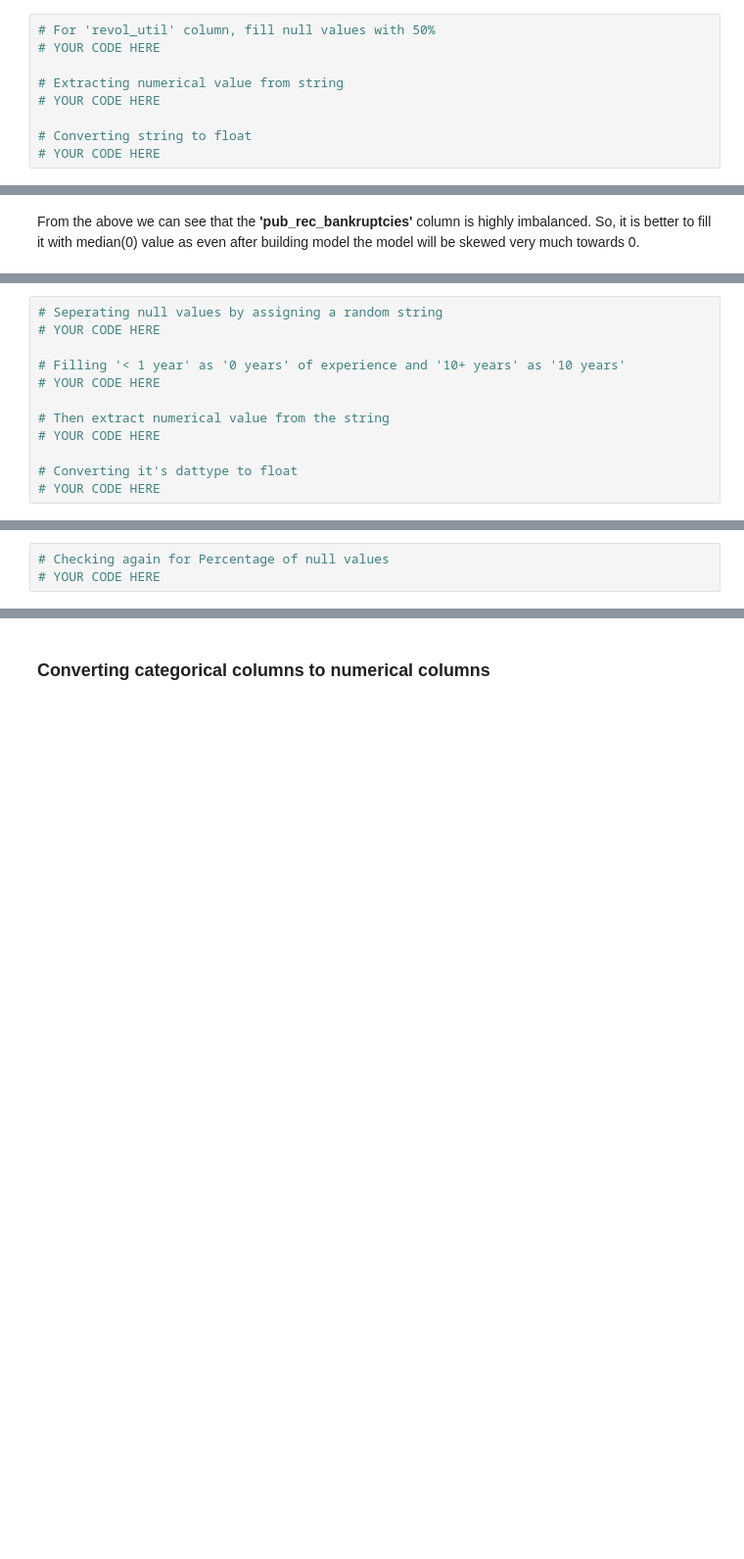
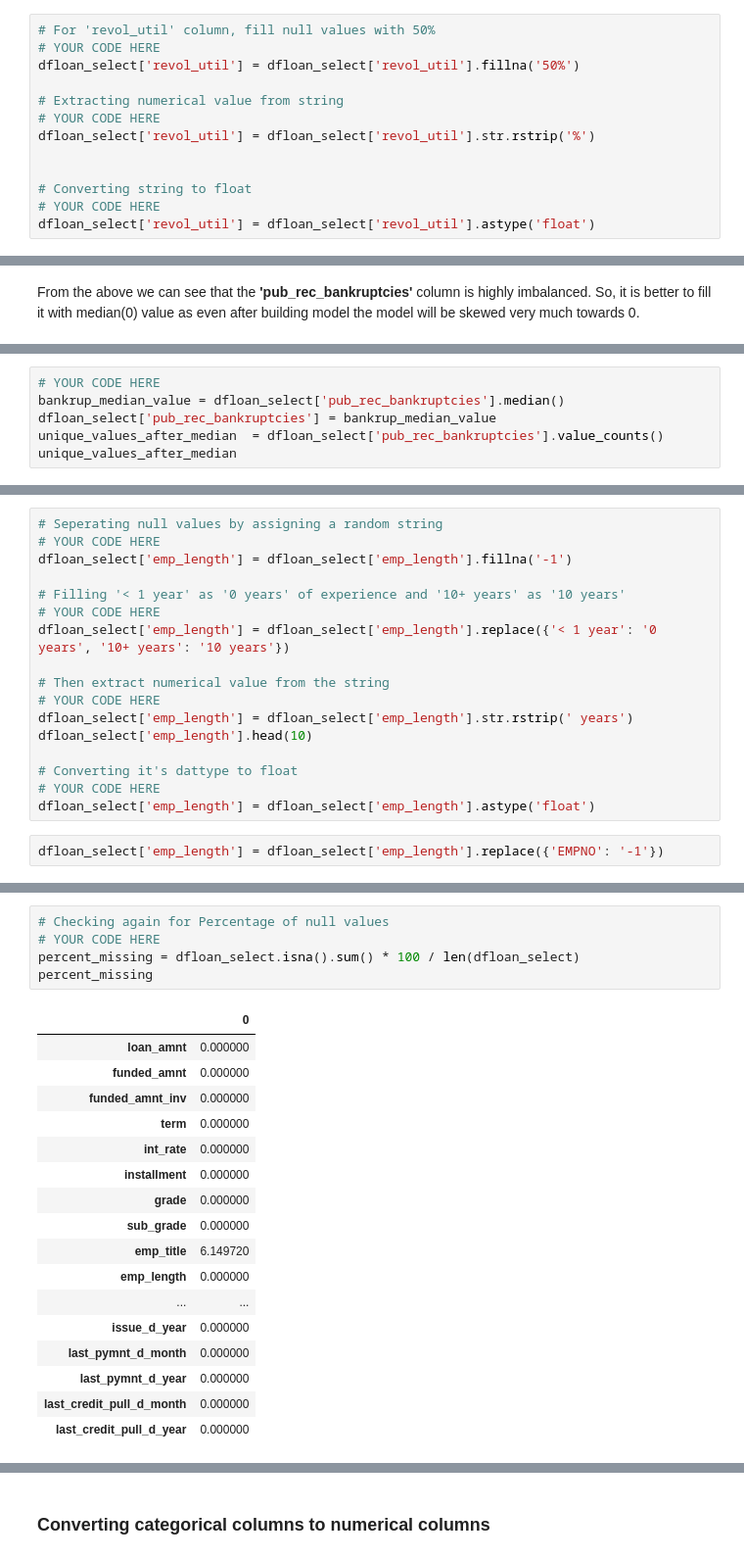
Before and after one commit to Shrutiba/iisc_cds, a Jupyter notebook: M2_AST_07_Catboost_XGBoost_LightGBM_A.ipynb, the cells around one changed output, grey strips where cells are left out. Shown: that part at 98% size. Saved outputs shown, nothing was run; the diff lists cells and outputs as text; blank space fills up the shorter version.

```diff
--- a/M2_AST_07_Catboost_XGBoost_LightGBM_A.ipynb
+++ b/M2_AST_07_Catboost_XGBoost_LightGBM_A.ipynb
@@ -550,9 +601,13 @@ For **'revol_util'** column, filling null values with median(string) which is cl
 # %%
 # For 'revol_util' column, fill null values with 50%
 # YOUR CODE HERE
+dfloan_select['revol_util'] = dfloan_select['revol_util'].fillna('50%')
 
 # Extracting numerical value from string
 # YOUR CODE HERE
+dfloan_select['revol_util'] = dfloan_select['revol_util'].str.rstrip('%')
+
 
 # Converting string to float
 # YOUR CODE HERE
+dfloan_select['revol_util'] = dfloan_select['revol_util'].astype('float')
@@ -565,0 +652,6 @@ From the above we can see that the **'pub_rec_bankruptcies'** column is highly i
+# %%
+# YOUR CODE HERE
+bankrup_median_value = dfloan_select['pub_rec_bankruptcies'].median()
+dfloan_select['pub_rec_bankruptcies'] = bankrup_median_value
+unique_values_after_median  = dfloan_select['pub_rec_bankruptcies'].value_counts()
+unique_values_after_median
@@ -569,12 +684,19 @@ From the above we can see that the **'pub_rec_bankruptcies'** column is highly i
 # %%
 # Seperating null values by assigning a random string
 # YOUR CODE HERE
+dfloan_select['emp_length'] = dfloan_select['emp_length'].fillna('-1')
 
 # Filling '< 1 year' as '0 years' of experience and '10+ years' as '10 years'
 # YOUR CODE HERE
+dfloan_select['emp_length'] = dfloan_select['emp_length'].replace({'< 1 year': '0 years', '10+ years': '10 years'})
 
 # Then extract numerical value from the string
 # YOUR CODE HERE
+dfloan_select['emp_length'] = dfloan_select['emp_length'].str.rstrip(' years')
+dfloan_select['emp_length'].head(10)
 
 # Converting it's dattype to float
 # YOUR CODE HERE
+dfloan_select['emp_length'] = dfloan_select['emp_length'].astype('float')
+# %%
+dfloan_select['emp_length'] = dfloan_select['emp_length'].replace({'EMPNO': '-1'})
@@ -581,3 +722,23 @@ From the above we can see that the **'pub_rec_bankruptcies'** column is highly i
 # %%
 # Checking again for Percentage of null values
 # YOUR CODE HERE
+percent_missing = dfloan_select.isna().sum() * 100 / len(dfloan_select)
+percent_missing
+# %% [output]
+|  | 0 |
+| loan_amnt | 0.000000 |
+| funded_amnt | 0.000000 |
+| funded_amnt_inv | 0.000000 |
+| term | 0.000000 |
+| int_rate | 0.000000 |
+| installment | 0.000000 |
+| grade | 0.000000 |
+| sub_grade | 0.000000 |
+| emp_title | 6.149720 |
+| emp_length | 0.000000 |
+| ... | ... |
+| issue_d_year | 0.000000 |
+| last_pymnt_d_month | 0.000000 |
+| last_pymnt_d_year | 0.000000 |
+| last_credit_pull_d_month | 0.000000 |
+| last_credit_pull_d_year | 0.000000 |
```
Also changed, not shown: parts of 27 cells of this notebook.
